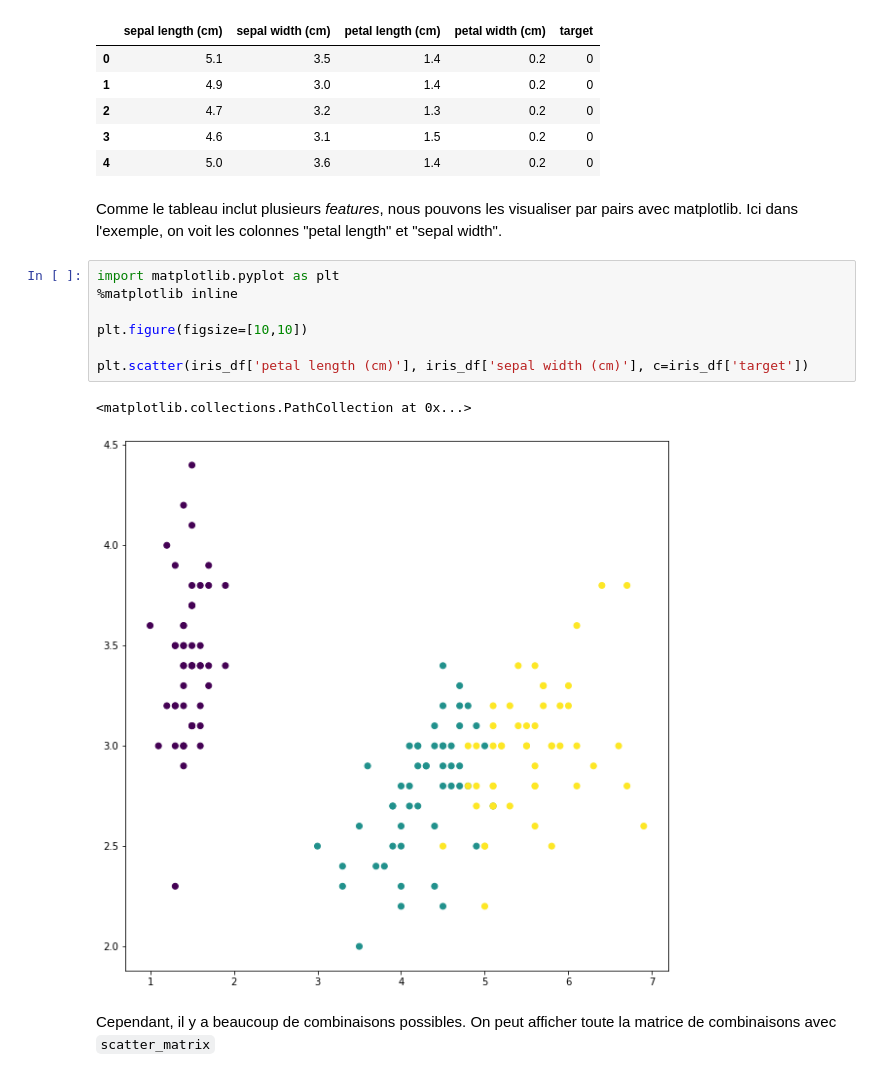
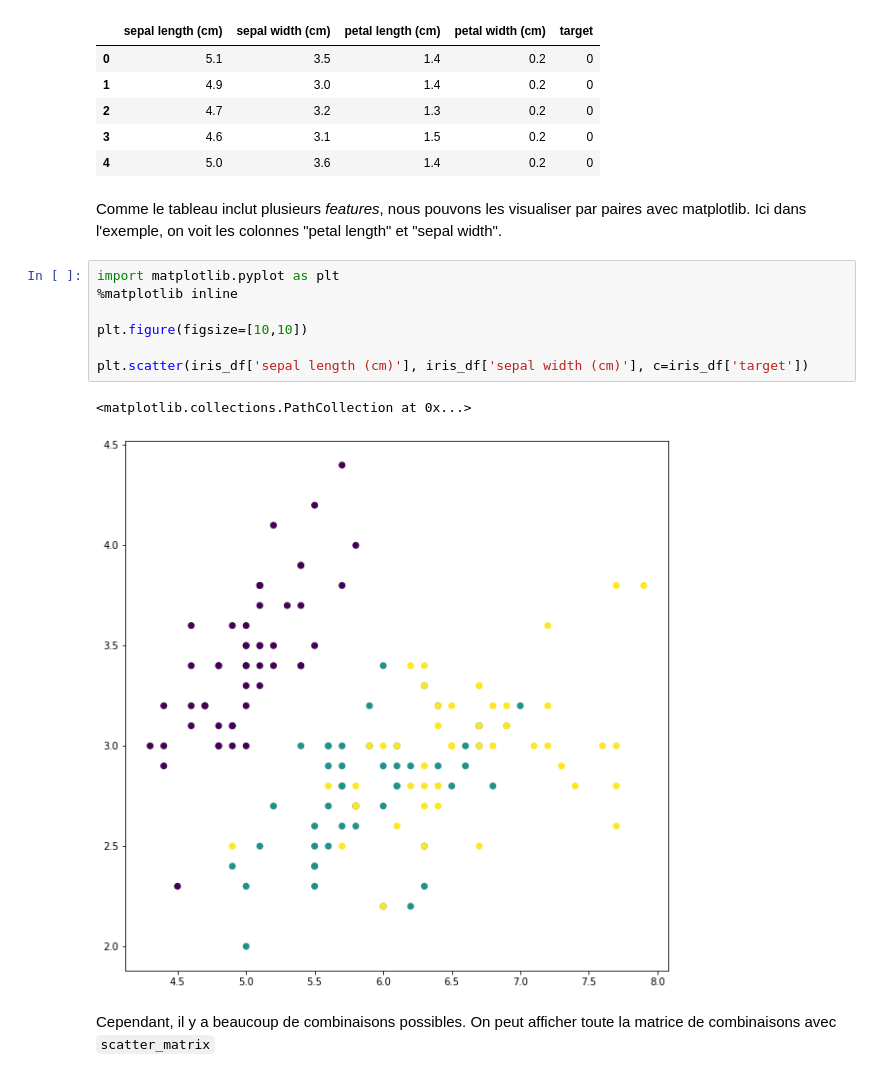
Before and after one commit to mkirschpin/CoursPython, a Jupyter notebook: solutions/Exo7.ipynb, the cells around one changed output. Cells and saved outputs as stored; diff of their text form.

```diff
--- a/solutions/Exo7.ipynb
+++ b/solutions/Exo7.ipynb
@@ -62,17 +64,17 @@ iris_df.head()
 | 3 | 4.6 | 3.1 | 1.5 | 0.2 | 0 |
 | 4 | 5.0 | 3.6 | 1.4 | 0.2 | 0 |
 # %% [markdown]
-Comme le tableau inclut plusieurs *features*, nous pouvons les visualiser par pairs avec matplotlib. Ici dans l'exemple, on voit les colonnes "petal length" et "sepal width".
+Comme le tableau inclut plusieurs *features*, nous pouvons les visualiser par paires avec matplotlib. Ici dans l'exemple, on voit les colonnes "petal length" et "sepal width".
 # %%
 import matplotlib.pyplot as plt
 %matplotlib inline
 
 plt.figure(figsize=[10,10])
 
-plt.scatter(iris_df['petal length (cm)'], iris_df['sepal width (cm)'], c=iris_df['target'])
+plt.scatter(iris_df['sepal length (cm)'], iris_df['sepal width (cm)'], c=iris_df['target'])
 # %% [output]
 <matplotlib.collections.PathCollection at 0x...>
-[figure, old version]
+[figure, new version]
 # %% [markdown]
 Cependant, il y a beaucoup de combinaisons possibles. On peut afficher toute la matrice de combinaisons avec `scatter_matrix`
 # %%
```
Also changed, not shown: parts of 14 cells of this notebook.
